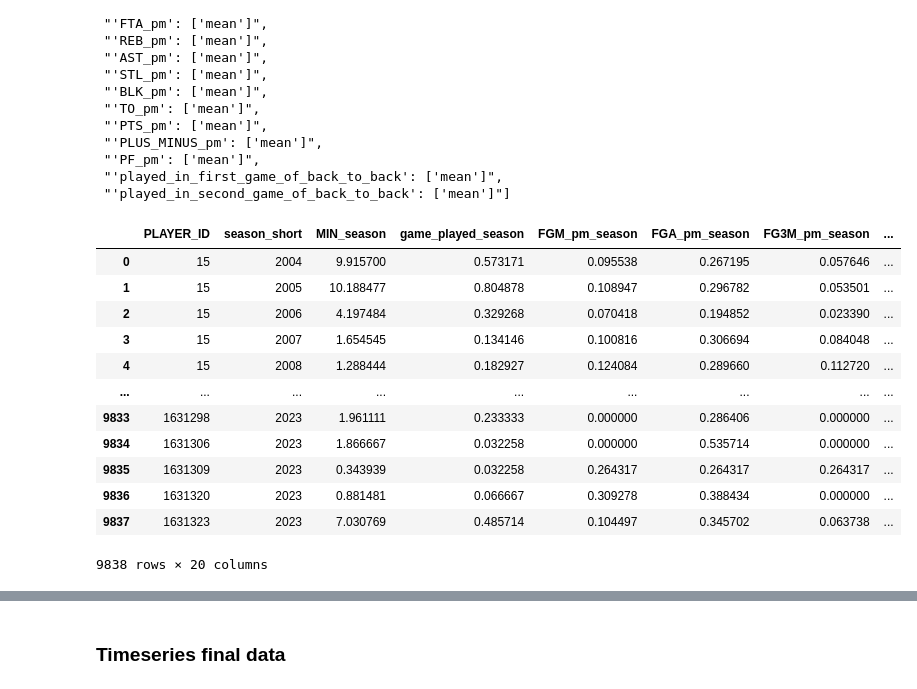
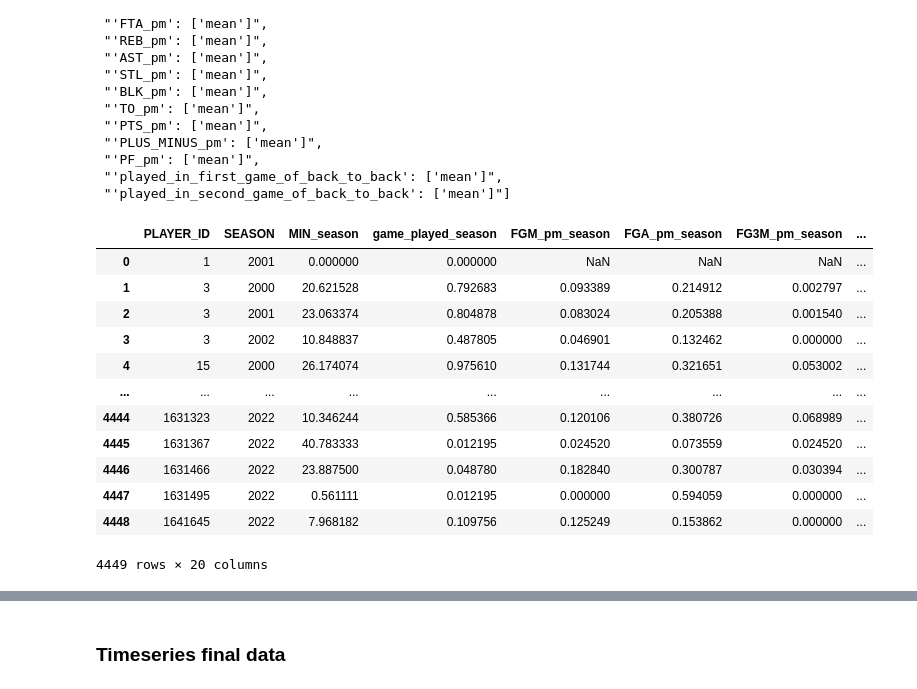
Before and after one commit to brownbrandon272/basketball, a Jupyter notebook: scripts/create_ts_data_nba_api.ipynb, the cells around one changed output, grey strips where cells are left out. Saved outputs shown, nothing was run; the diff lists cells and outputs as text; code cells hidden in the pictures.

```diff
--- a/scripts/create_ts_data_nba_api.ipynb
+++ b/scripts/create_ts_data_nba_api.ipynb
@@ -706,7 +699,7 @@ display(display_df)
 ## Joins
 import pandasql as ps
 def query_forecast(game_num:int, df_gamedays_fc: pd.DataFrame, df_team_per_game_expanding: pd.DataFrame) -> pd.DataFrame:
-    join_cols = ['HOME', 'days_until_next_game', 'PTS_ALLOWED', 'FG_PCT_ALLOWED', 'FG3_PCT_ALLOWED', 'AST_ALLOWED', 'REB_ALLOWED']
+    join_cols = ['HOME', 'days_until_next_game', 'PTS_ALLOWED', 'FG_PCT_ALLOWED', 'FG3_PCT_ALLOWED', 'AST_ALLOWED', 'REB_ALLOWED', 'TOV_FORCED', 'TOV_COMMITTED']
     select_str = ', '.join([f'per_game.{col} as next_{game_num}_{col}' for col in join_cols])
 
     sqlcode = dedent(f'''
@@ -727,7 +720,7 @@ def query_forecast(game_num:int, df_gamedays_fc: pd.DataFrame, df_team_per_game_
 df_gamedays_fc = df_gamedays2.copy()
 
 ## merge df_team_per_game_expanding onto df_gamedays2 on GAME_ID and df_team_per_game_expanding.TEAM_ID = df_gamedays2.next_X_OPP_TEAM_ID for X in range(5), and drop duplicate columns
-# df_team_per_game_expanding = df_team_per_game_expanding[['GAME_ID', 'TEAM_ID', 'PTS_ALLOWED', 'FG_PCT_ALLOWED', 'FG3_PCT_ALLOWED', 'AST_ALLOWED', 'REB_ALLOWED']]
+# df_team_per_game_expanding = df_team_per_game_expanding[['GAME_ID', 'TEAM_ID', 'PTS_ALLOWED', 'FG_PCT_ALLOWED', 'FG3_PCT_ALLOWED', 'AST_ALLOWED', 'REB_ALLOWED', 'TOV_ALLOWED']]
 for i in range(5):
     df_gamedays_fc = query_forecast(game_num=i, df_gamedays_fc=df_gamedays_fc, df_team_per_game_expanding=df_team_per_game_expanding)
 
@@ -915,13 +935,13 @@ sqlcode = f'''
     select team.GAME_DATE_EST as staging_game_date_est,
         team.TEAM_ID as staging_team_id,
         team.GAME_ID as staging_game_id,
-        team.season_short as staging_season_short,
+        team.SEASON as staging_season,
         season.PLAYER_ID as staging_player_id,
         season.PLAYER_NAME as staging_player_name,
         player.*
     from df_gamedays2 team
     inner join {season_table} season
-        on team.season_short = season.season_short
+        on team.SEASON = season.SEASON
             and team.TEAM_ID = season.TEAM_ID
             and ((team.TEAM_ID = season.first_team_of_season) or (team.GAME_DATE_EST >= season.min_date))
             and ((team.TEAM_ID = season.last_team_of_season) or (team.GAME_DATE_EST < season.max_date))
@@ -929,7 +949,7 @@ sqlcode = f'''
         on season.PLAYER_ID = player.PLAYER_ID
             and team.GAME_ID = player.GAME_ID
             and team.TEAM_ID = player.TEAM_ID
-            and team.season_short = player.season_short
+            and team.SEASON = player.SEASON
             and (
                 ((player.next_game_played_date is null) and (team.GAME_DATE_EST > player.GAME_DATE_EST))
                 or ((player.last_game_played_date is null) and (team.GAME_DATE_EST <= player.GAME_DATE_EST))
@@ -977,8 +997,8 @@ df_game_detail_ts = players_games_filled.copy()
 staging_cols = [c for c in df_game_detail_ts.columns if 'staging_' in c.lower()]
 print('staging cols with nulls:', df_game_detail_ts[staging_cols].isnull().any().sum())
 
-## fill nulls in "staging_"* columns with previous non-null value for group of staging_player_id and staging_season_short ordered by staging_game_date_est
-df_game_detail_ts[staging_cols] = df_game_detail_ts.groupby(['staging_player_id', 'staging_season_short'])[staging_cols].ffill()
+## fill nulls in "staging_"* columns with previous non-null value for group of staging_player_id and staging_season ordered by staging_game_date_est
+df_game_detail_ts[staging_cols] = df_game_detail_ts.groupby(['staging_player_id', 'staging_season'])[staging_cols].ffill()
 
 ## rename "staging_"* columns and drop the columns they are replacing
 df_game_detail_ts.drop(columns=['GAME_DATE_EST', 'TEAM_ID', 'SEASON', 'PLAYER_ID', 'PLAYER_NAME', 'GAME_ID'], inplace=True)
@@ -986,7 +1006,7 @@ df_game_detail_ts.rename(
     columns={'staging_game_date_est': 'GAME_DATE_EST',
             'staging_team_id': 'TEAM_ID',
             'staging_game_id': 'GAME_ID',
-            'staging_season_short': 'SEASON',
+            'staging_season': 'SEASON',
             'staging_player_id': 'PLAYER_ID',
             'staging_player_name': 'PLAYER_NAME'},
     inplace=True)
@@ -1091,5 +1111,5 @@ display(pd.concat([df_gamedays_fc_ts.head(5), df_gamedays_fc_ts.tail(10)], axis=
 # %%
-pd.set_option('display.max_rows', 120)
+pd.set_option('display.max_rows', 140)
 display(df_gamedays_fc_ts.dtypes)
 pd.set_option('display.max_rows', 30)
 # %% [output]
@@ -1137,44 +1162,44 @@ L = ['MIN', 'game_played', 'FGM_pm',
 # %%
 ## TODO: Create a table of player-season level stats
 # get player-season level stats
 df_player_season_stats = df_gamedays_fc_ts.groupby(['PLAYER_ID', 'SEASON', ], as_index=False).agg({
     'MIN': ['mean'],
     'game_played': ['mean'],
     'FGM_pm': ['mean'],
     'FGA_pm': ['mean'],
     'FG3M_pm': ['mean'],
     'FG3A_pm': ['mean'],
     'FTM_pm': ['mean'],
     'FTA_pm': ['mean'],
     'REB_pm': ['mean'],
     'AST_pm': ['mean'],
     'STL_pm': ['mean'],
     'BLK_pm': ['mean'],
     'TO_pm': ['mean'],
     'PTS_pm': ['mean'],
     'PLUS_MINUS_pm': ['mean'],
     'PF_pm': ['mean'],
     'played_in_first_game_of_back_to_back': ['mean'],
     'played_in_second_game_of_back_to_back': ['mean'],
 })
 df_player_season_stats.columns = ['_'.join(col).strip() for col in df_player_season_stats.columns.values]
-df_player_season_stats.columns = [col.replace('mean', 'SEASON') for col in df_player_season_stats.columns]
-df_player_season_stats.rename(columns={'PLAYER_ID_': 'PLAYER_ID', 'season_short_': 'SEASON'}, inplace=True)
+df_player_season_stats.columns = [col.replace('mean', 'season') for col in df_player_season_stats.columns]
+df_player_season_stats.rename(columns={'PLAYER_ID_': 'PLAYER_ID', 'SEASON_': 'SEASON'}, inplace=True)
 df_player_season_stats
 # %% [output]
-|  | PLAYER_ID | season_short | MIN_season | game_played_season | FGM_pm_season | FGA_pm_season | FG3M_pm_season | ... |
-| 0 | 15 | 2004 | 9.915700 | 0.573171 | 0.095538 | 0.267195 | 0.057646 | ... |
-| 1 | 15 | 2005 | 10.188477 | 0.804878 | 0.108947 | 0.296782 | 0.053501 | ... |
-| 2 | 15 | 2006 | 4.197484 | 0.329268 | 0.070418 | 0.194852 | 0.023390 | ... |
-| 3 | 15 | 2007 | 1.654545 | 0.134146 | 0.100816 | 0.306694 | 0.084048 | ... |
-| 4 | 15 | 2008 | 1.288444 | 0.182927 | 0.124084 | 0.289660 | 0.112720 | ... |
+|  | PLAYER_ID | SEASON | MIN_season | game_played_season | FGM_pm_season | FGA_pm_season | FG3M_pm_season | ... |
+| 0 | 1 | 2001 | 0.000000 | 0.000000 | NaN | NaN | NaN | ... |
+| 1 | 3 | 2000 | 20.621528 | 0.792683 | 0.093389 | 0.214912 | 0.002797 | ... |
+| 2 | 3 | 2001 | 23.063374 | 0.804878 | 0.083024 | 0.205388 | 0.001540 | ... |
+| 3 | 3 | 2002 | 10.848837 | 0.487805 | 0.046901 | 0.132462 | 0.000000 | ... |
+| 4 | 15 | 2000 | 26.174074 | 0.975610 | 0.131744 | 0.321651 | 0.053002 | ... |
 | ... | ... | ... | ... | ... | ... | ... | ... | ... |
-| 9833 | 1631298 | 2023 | 1.961111 | 0.233333 | 0.000000 | 0.286406 | 0.000000 | ... |
-| 9834 | 1631306 | 2023 | 1.866667 | 0.032258 | 0.000000 | 0.535714 | 0.000000 | ... |
-| 9835 | 1631309 | 2023 | 0.343939 | 0.032258 | 0.264317 | 0.264317 | 0.264317 | ... |
-| 9836 | 1631320 | 2023 | 0.881481 | 0.066667 | 0.309278 | 0.388434 | 0.000000 | ... |
-| 9837 | 1631323 | 2023 | 7.030769 | 0.485714 | 0.104497 | 0.345702 | 0.063738 | ... |
+| 4444 | 1631323 | 2022 | 10.346244 | 0.585366 | 0.120106 | 0.380726 | 0.068989 | ... |
+| 4445 | 1631367 | 2022 | 40.783333 | 0.012195 | 0.024520 | 0.073559 | 0.024520 | ... |
+| 4446 | 1631466 | 2022 | 23.887500 | 0.048780 | 0.182840 | 0.300787 | 0.030394 | ... |
+| 4447 | 1631495 | 2022 | 0.561111 | 0.012195 | 0.000000 | 0.594059 | 0.000000 | ... |
+| 4448 | 1641645 | 2022 | 7.968182 | 0.109756 | 0.125249 | 0.153862 | 0.000000 | ... |
-9838 rows × 20 columns
+4449 rows × 20 columns
 # %%
 df_player_season_stats.columns
 # %% [output]
```
Also changed, not shown: parts of 22 cells of this notebook, 5 other files.
